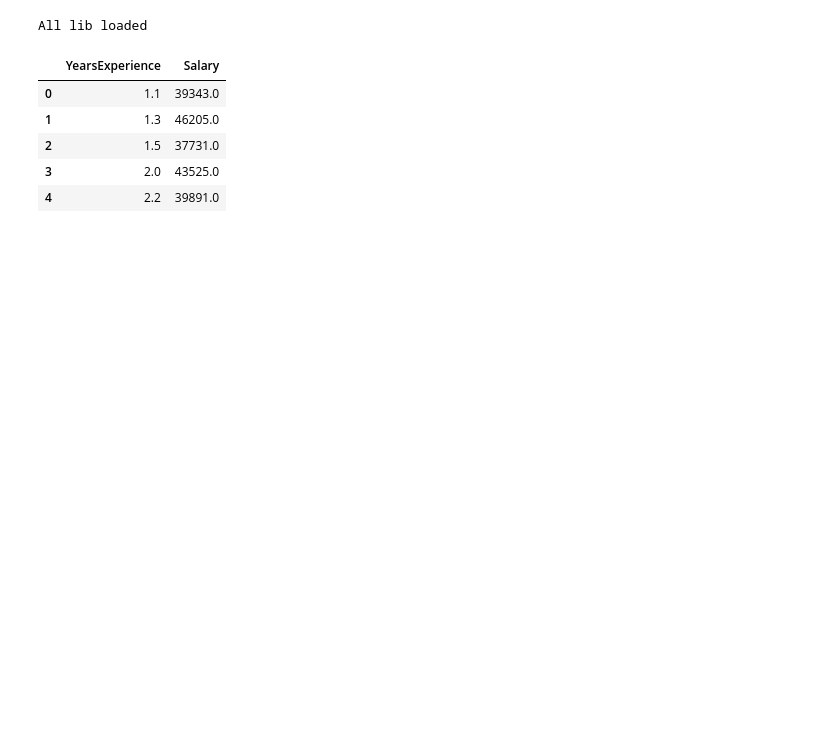
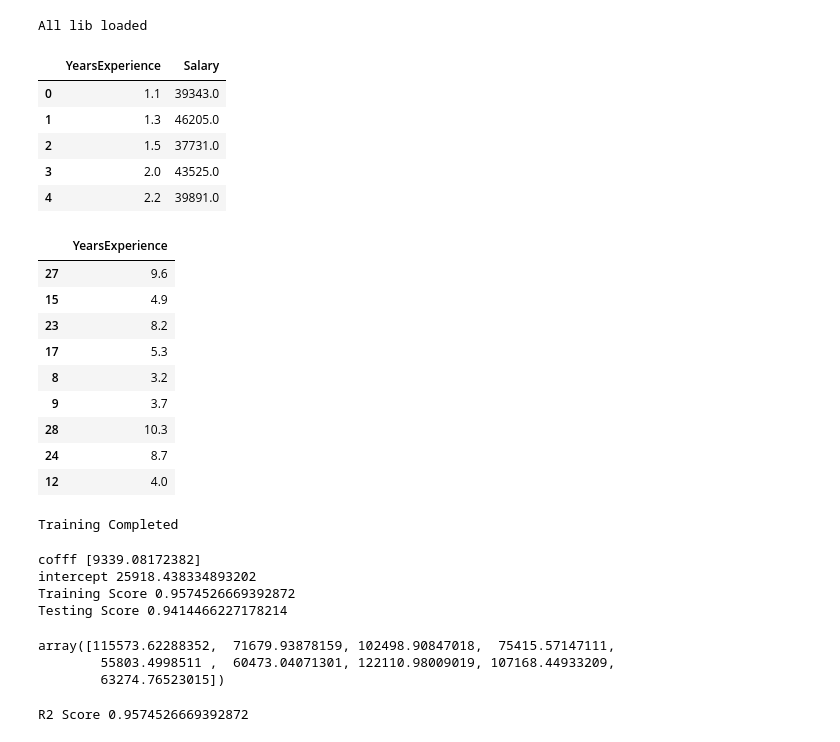
Before and after one commit to vijaykumarharakuni/mllearning, a Jupyter notebook: ML_Day1.ipynb, the cells around one changed output. Drawn from its saved outputs; the diff is of its cells as text; code cells hidden in the pictures; blank space fills up the shorter version.

```diff
--- a/ML_Day1.ipynb
+++ b/ML_Day1.ipynb
@@ -9,7 +9,7 @@ print('All lib loaded')
 # %% [output]
 All lib loaded
 # %%
-data=pd.read_csv('/content/Salary_Data.csv')
+data=pd.read_csv('/Salary_Data.csv')
 data.head()
 # %% [output]
 |  | YearsExperience | Salary |
@@ -26,0 +29,34 @@ from sklearn.model_selection import train_test_split
+# %%
+X_test
+# %% [output]
+|  | YearsExperience |
+| 27 | 9.6 |
+| 15 | 4.9 |
+| 23 | 8.2 |
+| 17 | 5.3 |
+| 8 | 3.2 |
+| 9 | 3.7 |
+| 28 | 10.3 |
+| 24 | 8.7 |
+| 12 | 4.0 |
+# %%
+# Apply Liner Regression Algo
+from sklearn.linear_model import LinearRegression
+lin_reg=LinearRegression()
+
+# training
+lin_reg.fit(X_train,y_train)
+print('Training Completed')
+# %% [output]
+Training Completed
+# %%
+print('cofff',lin_reg.coef_)
+print('intercept',lin_reg.intercept_)
+
+print('Training Score',lin_reg.score(X_train,y_train))
+print('Testing Score',lin_reg.score(X_test,y_test))
+# %% [output]
+cofff [9339.08172382]
+intercept 25918.438334893202
+Training Score 0.9574526669392872
+Testing Score 0.9414466227178214
@@ -26,0 +66,15 @@ from sklearn.model_selection import train_test_split
+# %%
+# do pred
+y_pred=lin_reg.predict(X_test)
+y_pred
+# %% [output]
+array([115573.62288352,  71679.93878159, 102498.90847018,  75415.57147111,
+        55803.4998511 ,  60473.04071301, 122110.98009019, 107168.44933209,
+        63274.76523015])
+# %%
+# do pred on training data
+y_pred_train=lin_reg.predict(X_train)
+y_pred_train
+print('R2 Score',r2_score(y_train,y_pred_train))
+# %% [output]
+R2 Score 0.9574526669392872
```
Also changed, not shown: parts of 10 cells of this notebook.
